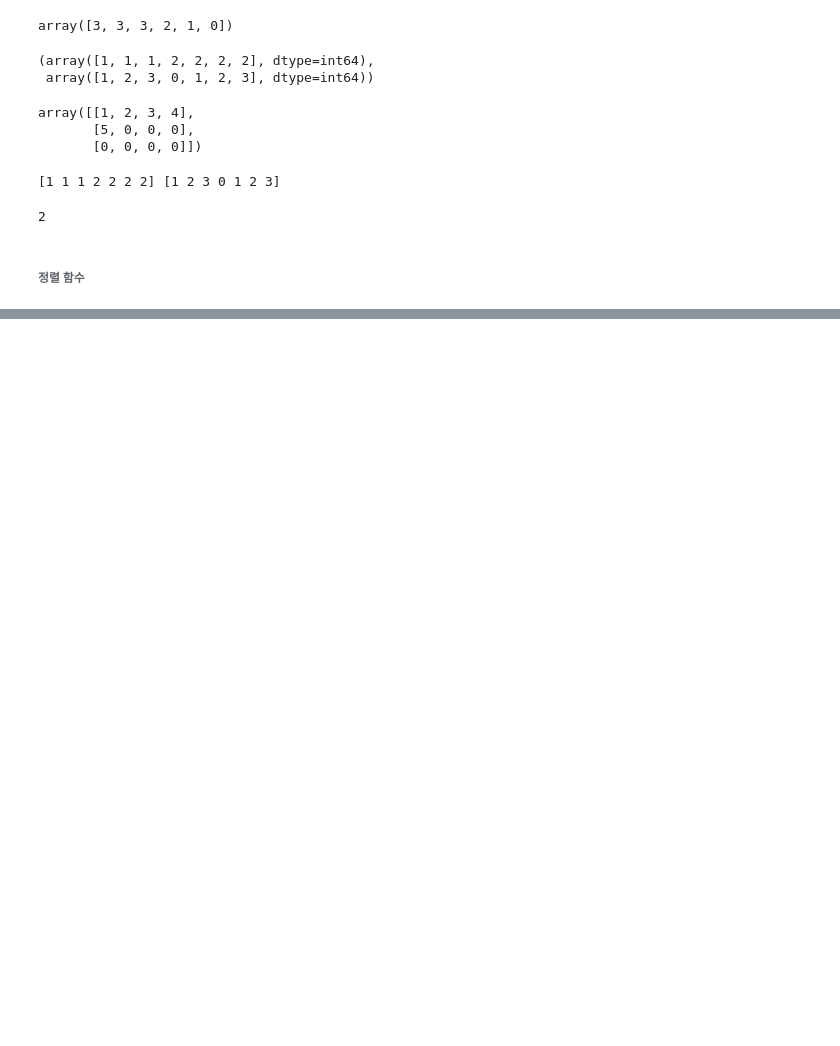
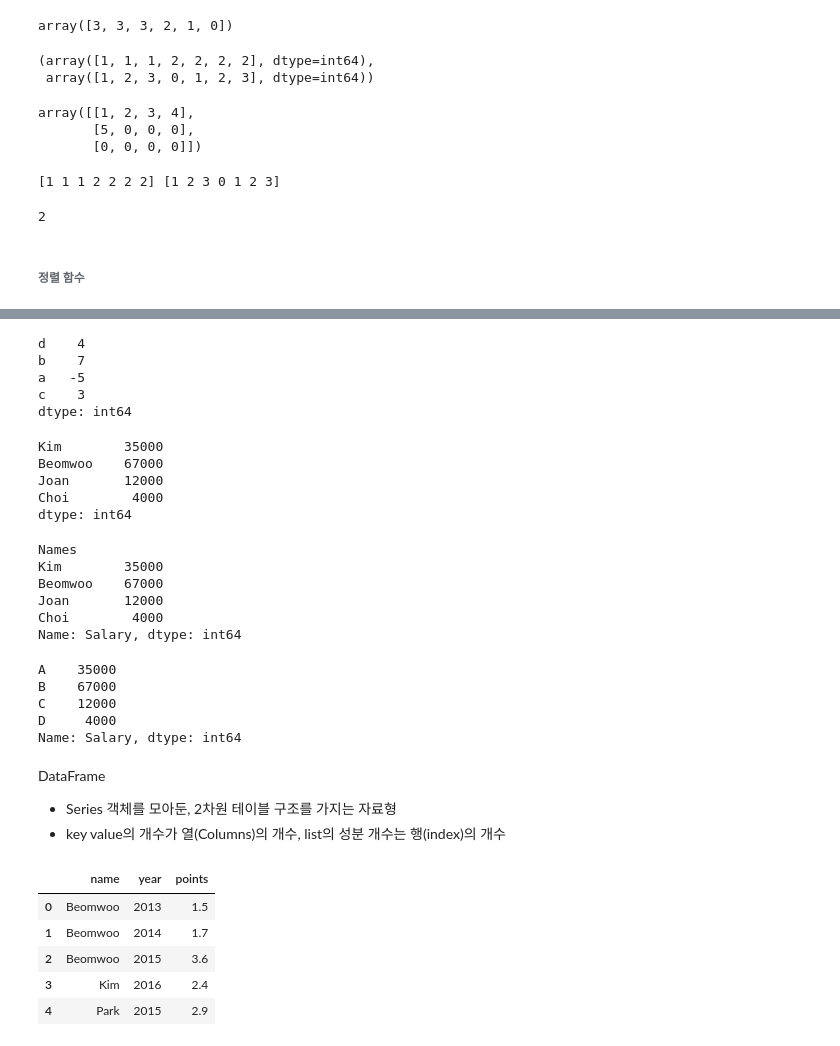
Before and after one commit to haebzzzang/dachungcam, a Jupyter notebook: 1week.ipynb, the cells around one changed output, grey strips where cells are left out. Saved outputs shown, nothing was run; the diff lists cells and outputs as text; code cells hidden in the pictures; blank space fills up the shorter version.

```diff
--- a/1week.ipynb
+++ b/1week.ipynb
@@ -1665,0 +1697,63 @@ array([[ 72,  87,  64],
+# %%
+obj2 = pd.Series([4, 7, -5, 3], index = ["d", "b", "a", "c"]) # 인덱스 변경 가능
+obj2
+# %% [output]
+d    4
+b    7
+a   -5
+c    3
+dtype: int64
+# %%
+## dict 자료형을 series로 변경 가능
+## dict의 key가 series의 index
+sdata = {'Kim':35000, 'Beomwoo':67000, 'Joan':12000, 'Choi':4000}
+obj3 = pd.Series(sdata)
+obj3
+# %% [output]
+Kim        35000
+Beomwoo    67000
+Joan       12000
+Choi        4000
+dtype: int64
+# %%
+## series 이름, index 이름 지정
+obj3.name = 'Salary'
+obj3.index.name = 'Names'
+obj3
+# %% [output]
+Names
+Kim        35000
+Beomwoo    67000
+Joan       12000
+Choi        4000
+Name: Salary, dtype: int64
+# %%
+## index 변경
+obj3.index = ['A', 'B', 'C', 'D']
+obj3
+# %% [output]
+A    35000
+B    67000
+C    12000
+D     4000
+Name: Salary, dtype: int64
+# %% [markdown]
+DataFrame
+- Series 객체를 모아둔, 2차원 테이블 구조를 가지는 자료형
+- key value의 개수가 열(Columns)의 개수, list의 성분 개수는 행(index)의 개수
+# %%
+## DataFrame 정의
+# DataFrame에 들어갈 데이터 정의는 dict 또는 array로 정의
+data = {'name' : ['Beomwoo', 'Beomwoo', 'Beomwoo', 'Kim', 'Park'],
+        'year' : [2013, 2014, 2015, 2016, 2015],
+        'points' : [1.5, 1.7, 3.6, 2.4, 2.9]}
+
+df = pd.DataFrame(data)
+df
+# %% [output]
+|  | name | year | points |
+| 0 | Beomwoo | 2013 | 1.5 |
+| 1 | Beomwoo | 2014 | 1.7 |
+| 2 | Beomwoo | 2015 | 3.6 |
+| 3 | Kim | 2016 | 2.4 |
+| 4 | Park | 2015 | 2.9 |
```
Also changed, not shown: parts of 32 cells of this notebook.
